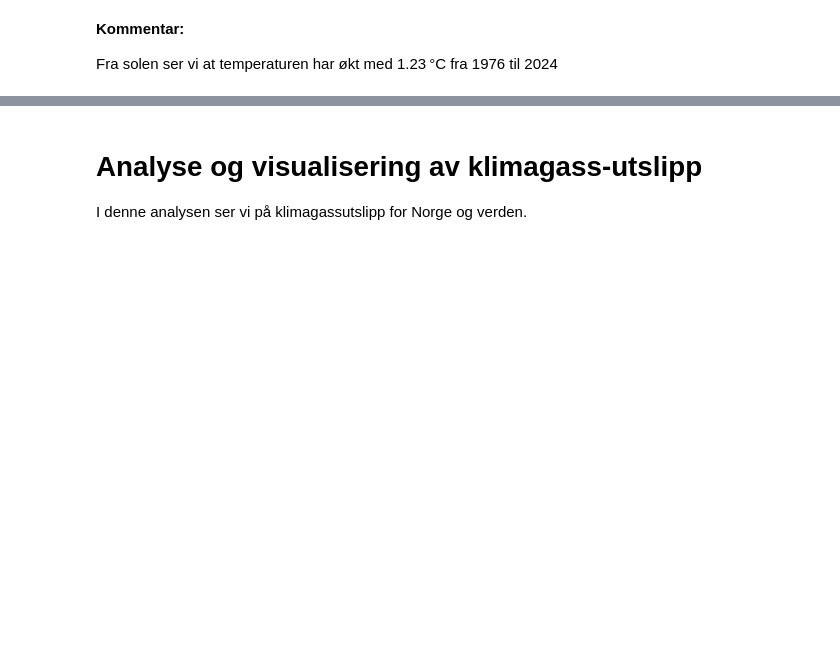
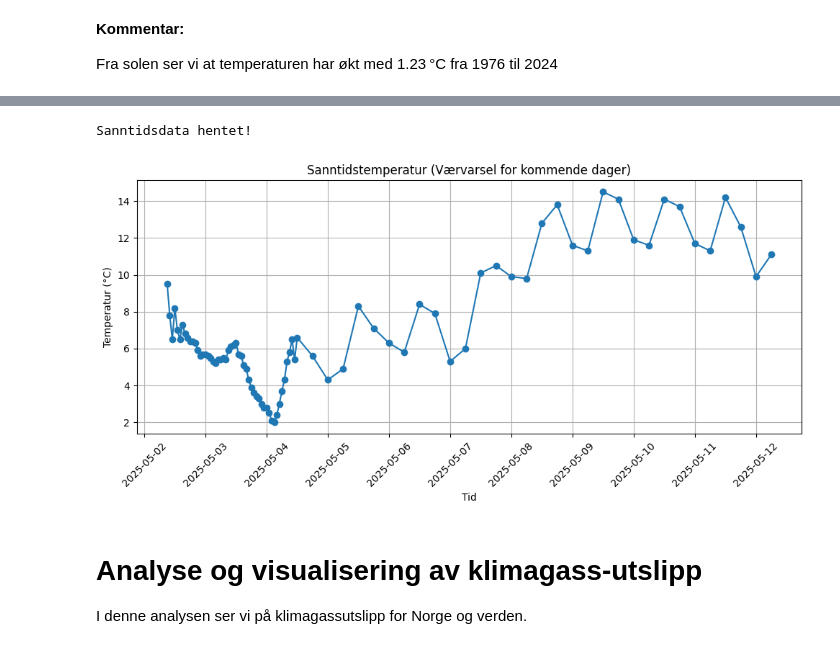
Before and after one commit to idunnbh/Mappe, a Jupyter notebook: notebooks/Visualisering.ipynb, the cells around one changed output, grey strips where cells are left out. Cells and saved outputs as stored; diff of their text form; code cells hidden in the pictures; blank space fills up the shorter version.

Commit message:
La til funksjon for sanntids temperaturvisualisering og oppdaterte README

```diff
--- a/notebooks/Visualisering.ipynb
+++ b/notebooks/Visualisering.ipynb
@@ -109,3 +121,9 @@ Fra solen ser vi at temperaturen har økt med 1.23 °C fra 1976 til 2024
+# %%
+from temp_visualisering import plot_sanntids_temperatur
+plot_sanntids_temperatur()
+# %% [output]
+Sanntidsdata hentet!
+[figure, added]
 # %% [markdown]
 # Analyse og visualisering av klimagass-utslipp
 I denne analysen ser vi på klimagassutslipp for Norge og verden.
```
Also changed, not shown: parts of 4 cells of this notebook, 3 other files.
